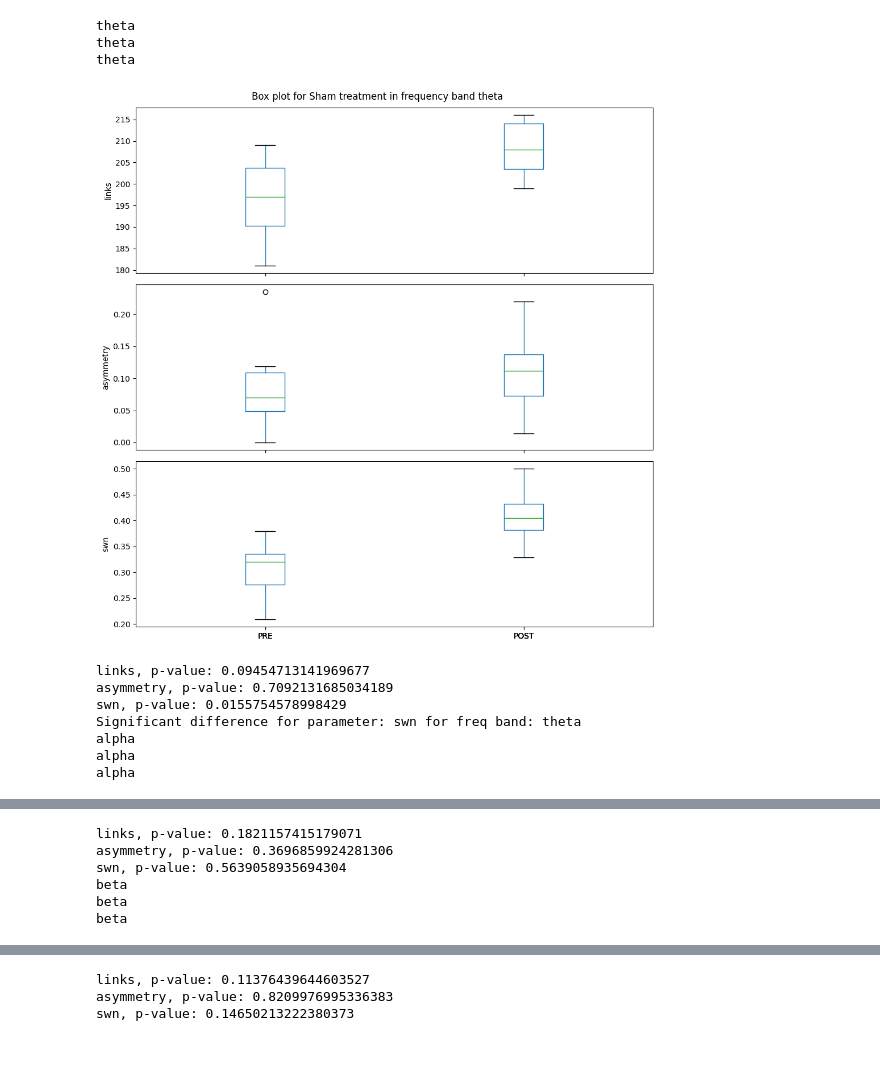
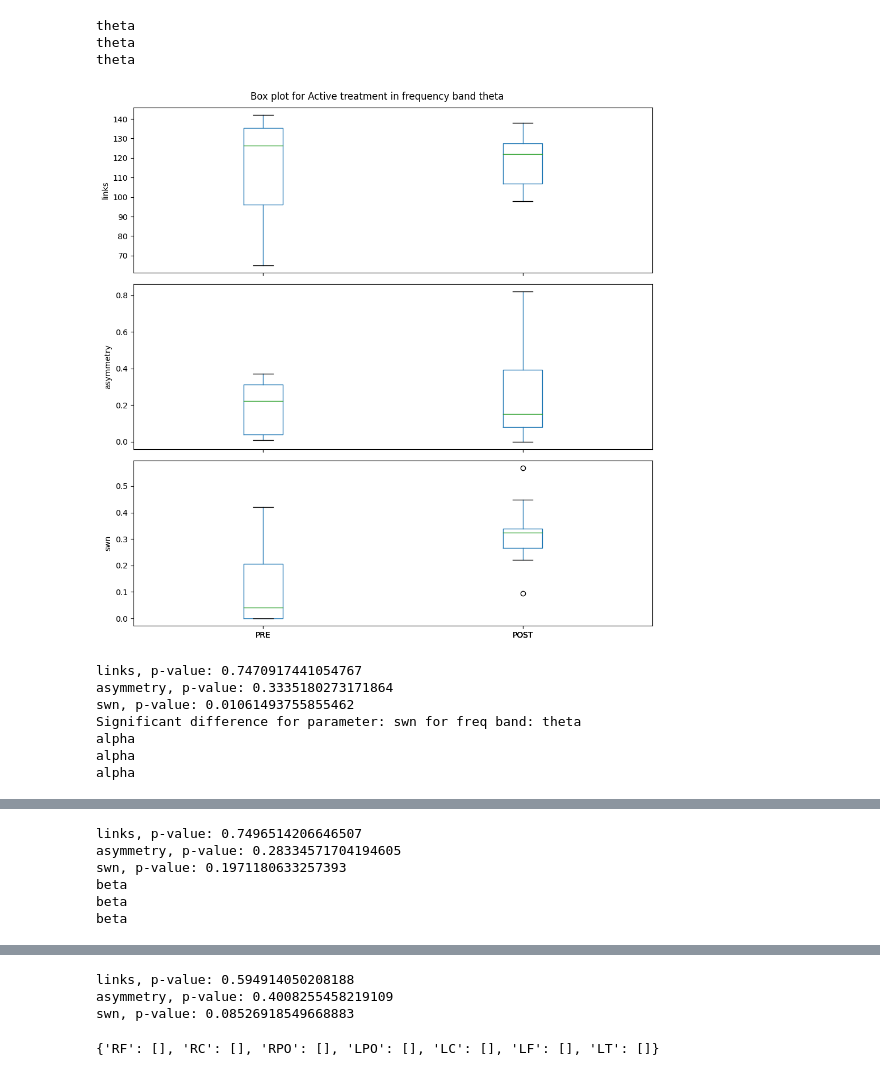
Before and after one commit to vishwanisingh/Depression-tDCS-Analysis, a Jupyter notebook: script-table-to-color-map.ipynb, the cells around one changed output, grey strips where cells are left out. Drawn from its saved outputs; the diff is of its cells as text; code cells hidden in the pictures.

Commit message:
threshold  region

```diff
--- a/script-table-to-color-map.ipynb
+++ b/script-table-to-color-map.ipynb
@@ -19,8 +16,8 @@ mapping = {0: 'theta', 1: 'alpha', 2: 'beta'}
 existing_file = f"comparison-results/result-{ACTIVE_SHAM}.xlsx"
 df = pd.read_excel(existing_file, header=[0,1])
 
-df_without_rows = df.drop(df.index[0:len(df)//2-3])
-df_without_columns = df_without_rows.drop(df_without_rows.columns[0:len(df)//2-3], axis=1)
+df_without_rows = df.drop(df.index[0:len(df)//2-6])
+df_without_columns = df_without_rows.drop(df_without_rows.columns[0:len(df)//2-5], axis=1)
 df = df_without_columns
 print("DF", df)
 
@@ -210,39 +207,39 @@ for map in mapping:
 
     g2_group_measures = pd.DataFrame({
         'links': master_dict['links_values'][1][mapping[map]],
         'asymmetry': [abs(x - 1) for x in master_dict['asymmetry_values'][1][mapping[map]]],
         'swn': master_dict['swn_values'][1][mapping[map]],
     })
 
     fig, axes = plt.subplots(3, 1, figsize=(10, 10), sharex=True)
     parameters = ['links', 'asymmetry', 'swn']
 
     for i, param in enumerate(parameters):
         print(mapping[map])
-        df = pd.DataFrame({GROUP1: g1_group_measures[param], GROUP2: g2_group_measures[param]})
-        df.boxplot(ax=axes[i], grid=False)
+        x = pd.DataFrame({GROUP1: g1_group_measures[param], GROUP2: g2_group_measures[param]})
+        x.boxplot(ax=axes[i], grid=False)
         # axes[i].boxplot([g1_group_measures[param], g2_group_measures[param]], labels=[GROUP1, GROUP2])
         axes[i].set_ylabel(param)
 
     fig.suptitle(f'Box plot for {ACTIVE_SHAM} treatment in frequency band {mapping[map]}')
     plt.tight_layout()
     plt.show()
 
     # Perform t-test for each parameter
     for param in parameters:
         # print("*********", g1_group_measures[param], g2_group_measures[param])
         t_stat, p_value = ttest_rel(g1_group_measures[param].dropna(), g2_group_measures[param].dropna())
         print(f"{param}, p-value: {p_value}")
         if p_value < 0.05:
             print(f"Significant difference for parameter: {param} for freq band: {mapping[map]}")
 # %% [output]
 theta
 theta
 theta
-[figure, old version]
+[figure, new version]
-links, p-value: 0.09454713141969677
-asymmetry, p-value: 0.7092131685034189
-swn, p-value: 0.0155754578998429
+links, p-value: 0.7470917441054767
+asymmetry, p-value: 0.3335180273171864
+swn, p-value: 0.01061493755855462
 Significant difference for parameter: swn for freq band: theta
 alpha
 alpha
@@ -251,6 +248,6 @@ alpha
-links, p-value: 0.1821157415179071
-asymmetry, p-value: 0.3696859924281306
-swn, p-value: 0.5639058935694304
+links, p-value: 0.7496514206646507
+asymmetry, p-value: 0.28334571704194605
+swn, p-value: 0.1971180633257393
 beta
 beta
 beta
@@ -258,3 +255,18 @@ beta
-links, p-value: 0.11376439644603527
-asymmetry, p-value: 0.8209976995336383
-swn, p-value: 0.14650213222380373
+links, p-value: 0.594914050208188
+asymmetry, p-value: 0.4008255458219109
+swn, p-value: 0.08526918549668883
+# %%
+all_list = []
+items = []
+for i in df[('regions', 'theta')]:
+    y = i.replace('[', '').replace(']', '').replace("\'", '')
+    if len(y):
+        items.append(y.split(", "))
+        for _ in y.split(", "):
+            all_list.append(_)
+    else:
+        items.append([])
+region_score = {key: [] for key in all_list}
+region_score
+# %% [output]
+{'RF': [], 'RC': [], 'RPO': [], 'LPO': [], 'LC': [], 'LF': [], 'LT': []}
```
Also changed, not shown: parts of 6 cells of this notebook.
